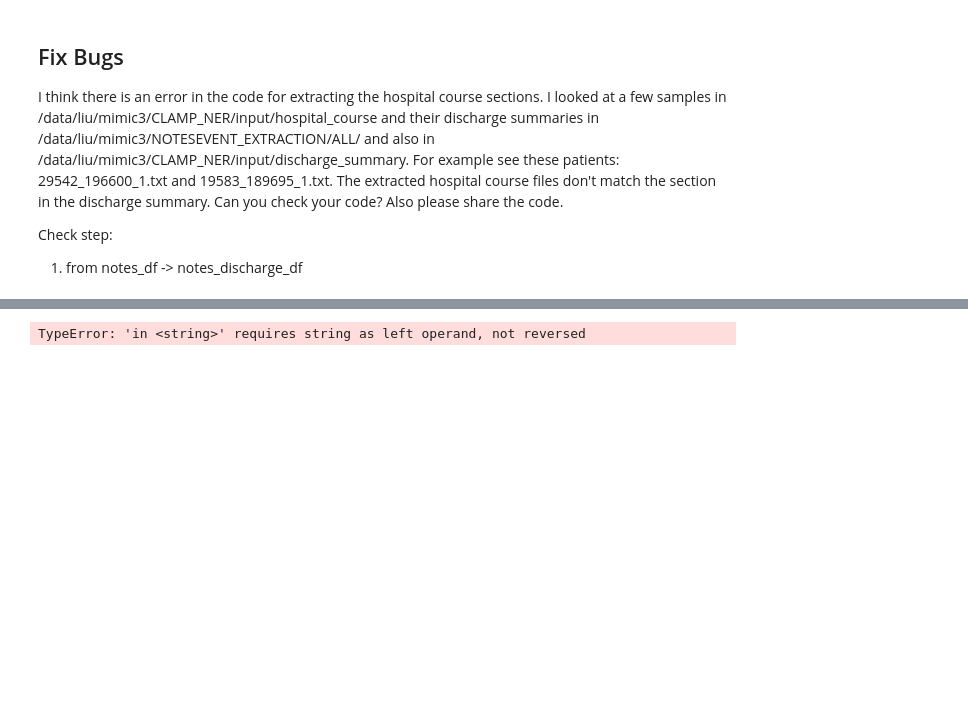
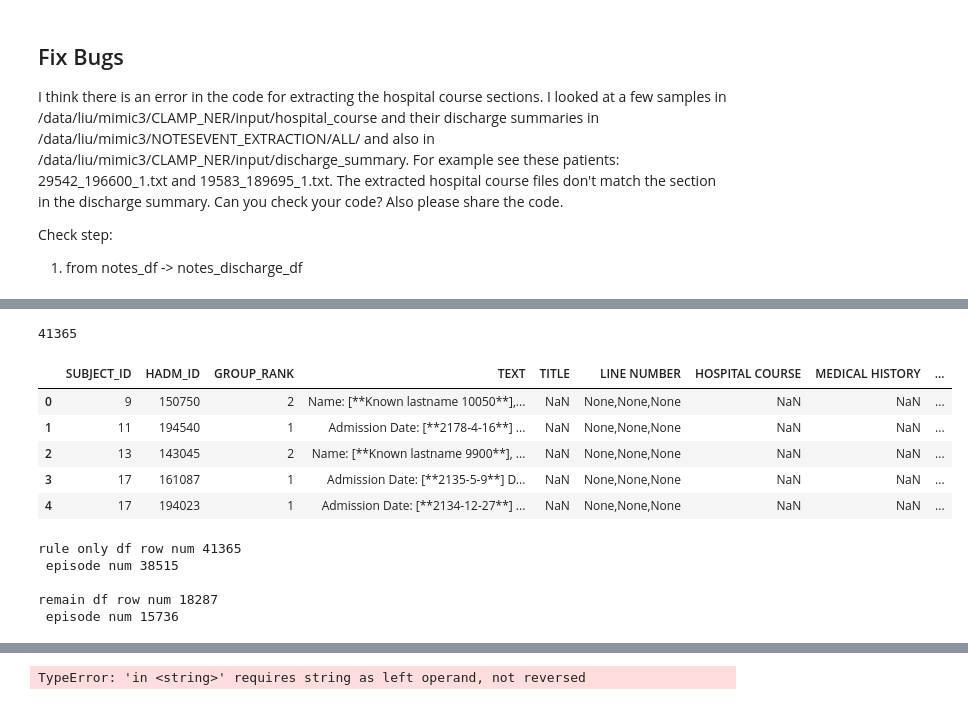
Before and after one commit to liuzi/Clinic-Analysis, a Jupyter notebook: Scripts/Data_Process_Server/S2 Data Preprocessing - Discharge Summary Extraction.ipynb, the cells around one changed output, grey strips where cells are left out. Drawn from its saved outputs; the diff is of its cells as text; code cells hidden in the pictures; blank space fills up the shorter version.

```diff
--- a/Scripts/Data_Process_Server/S2 Data Preprocessing - Discharge Summary Extraction.ipynb
+++ b/Scripts/Data_Process_Server/S2 Data Preprocessing - Discharge Summary Extraction.ipynb
@@ -202,0 +258,26 @@ from S2.dis_sum_extraction import *
+# %%
+notes_discharge_df = run_rule(notes_discharge_df,1)
+# %%
+is_NaN = notes_discharge_df.isnull()
+row_has_NaN = is_NaN.any(axis=1)
+rows_with_NaN = notes_discharge_df[row_has_NaN]
+print(len(rows_with_NaN))
+rows_with_NaN.head()
+# %% [output]
+41365
+|  | SUBJECT_ID | HADM_ID | GROUP_RANK | TEXT | TITLE | LINE NUMBER | HOSPITAL COURSE | MEDICAL HISTORY | ... |
+| 0 | 9 | 150750 | 2 | Name: [**Known lastname 10050**],... | NaN | None,None,None | NaN | NaN | ... |
+| 1 | 11 | 194540 | 1 | Admission Date: [**2178-4-16**] ... | NaN | None,None,None | NaN | NaN | ... |
+| 2 | 13 | 143045 | 2 | Name: [**Known lastname 9900**], ... | NaN | None,None,None | NaN | NaN | ... |
+| 3 | 17 | 161087 | 1 | Admission Date: [**2135-5-9**] D... | NaN | None,None,None | NaN | NaN | ... |
+| 4 | 17 | 194023 | 1 | Admission Date: [**2134-12-27**] ... | NaN | None,None,None | NaN | NaN | ... |
+# %%
+rule_only_df, remain_df = [x for _, x in notes_discharge_df.groupby(notes_discharge_df['TITLE'].isna())]
+print("rule only df row num %d \n episode num %d \n\nremain df row num %d \n episode num %d \n\n"%(
+    len(rule_only_df),len(rule_only_df['HADM_ID'].unique()),len(remain_df),len(remain_df['HADM_ID'].unique())))
+# %% [output]
+rule only df row num 41365
+ episode num 38515
+
+remain df row num 18287
+ episode num 15736
```
Also changed, not shown: parts of 8 cells of this notebook, 2 other files.
